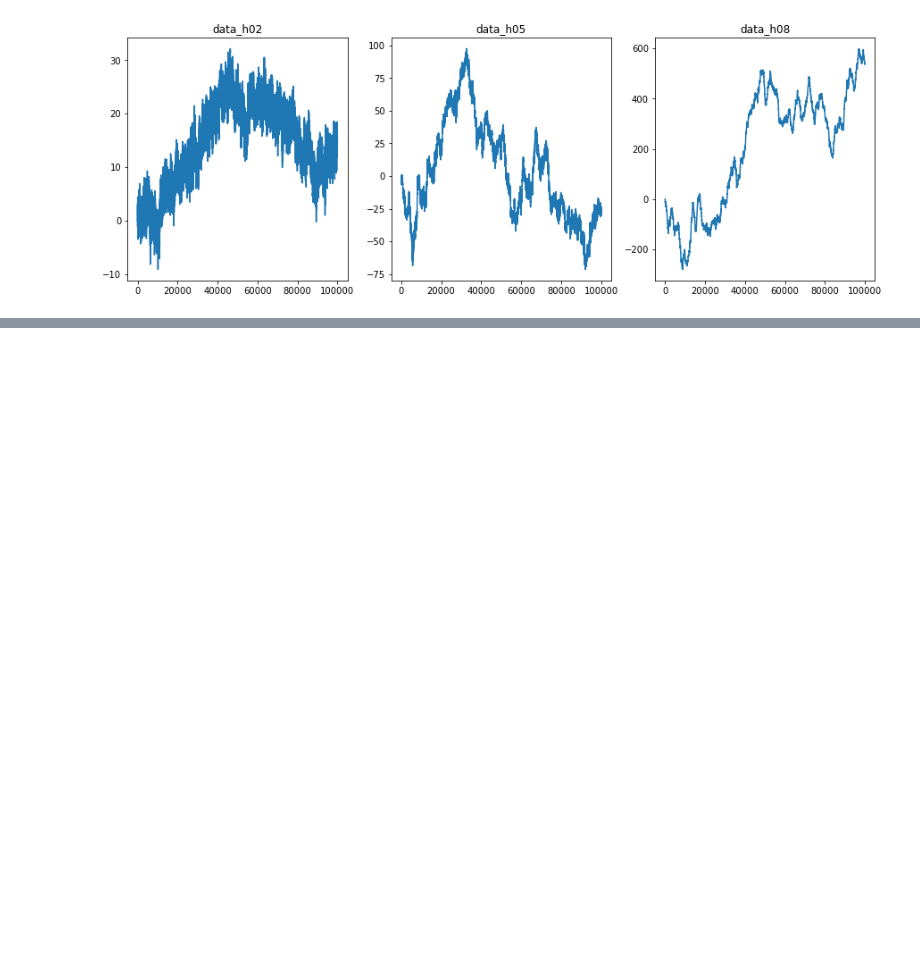
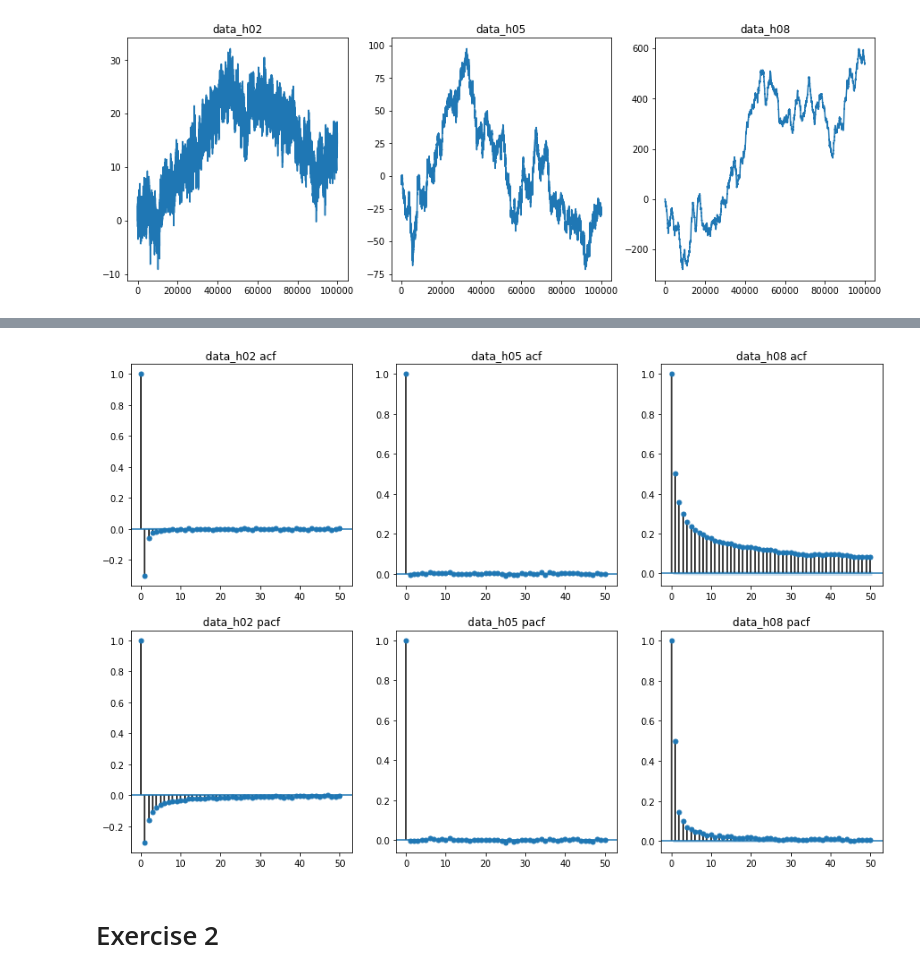
Before and after one commit to vb690/modules_comp_neuro_2021, a Jupyter notebook: advanced_quantitative_methods/units/9_time_series_analysis/unit_9_lab_assignement.ipynb, the cells around one changed output, grey strips where cells are left out. Drawn from its saved outputs; the diff is of its cells as text; code cells hidden in the pictures; blank space fills up the shorter version.

Commit message:
More exercises ts

```diff
--- a/advanced_quantitative_methods/units/9_time_series_analysis/unit_9_lab_assignement.ipynb
+++ b/advanced_quantitative_methods/units/9_time_series_analysis/unit_9_lab_assignement.ipynb
@@ -77,0 +144,6 @@ compute_acf_pacf(time_series)
+# %%
+compute_acf_pacf(differenced_ts)
+# %% [output]
+[figure, added]
+# %% [markdown]
+# Exercise 2
```
Also changed, not shown: parts of 11 cells of this notebook, 3 other files.
